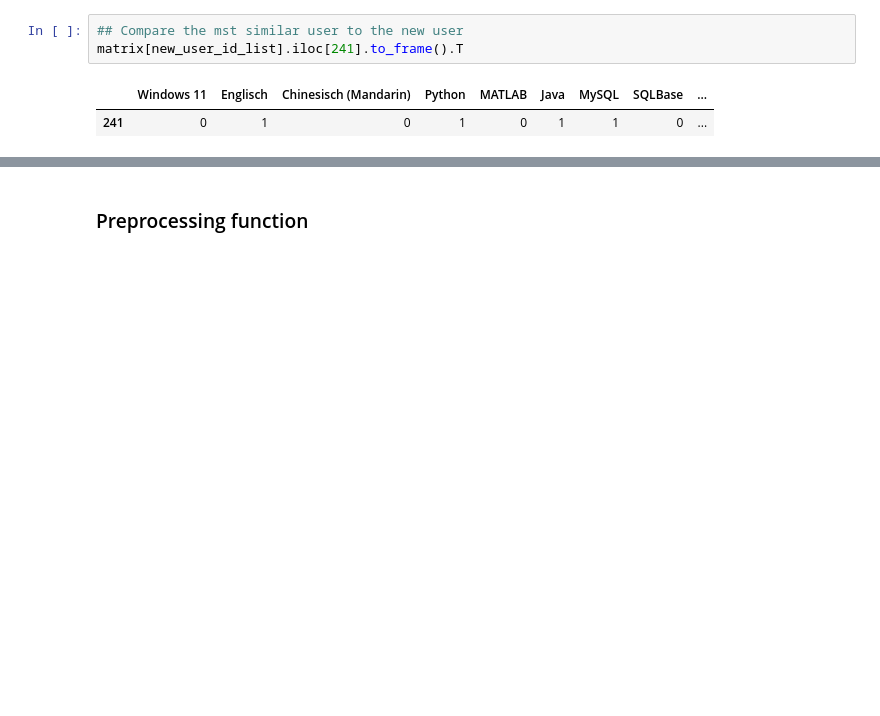
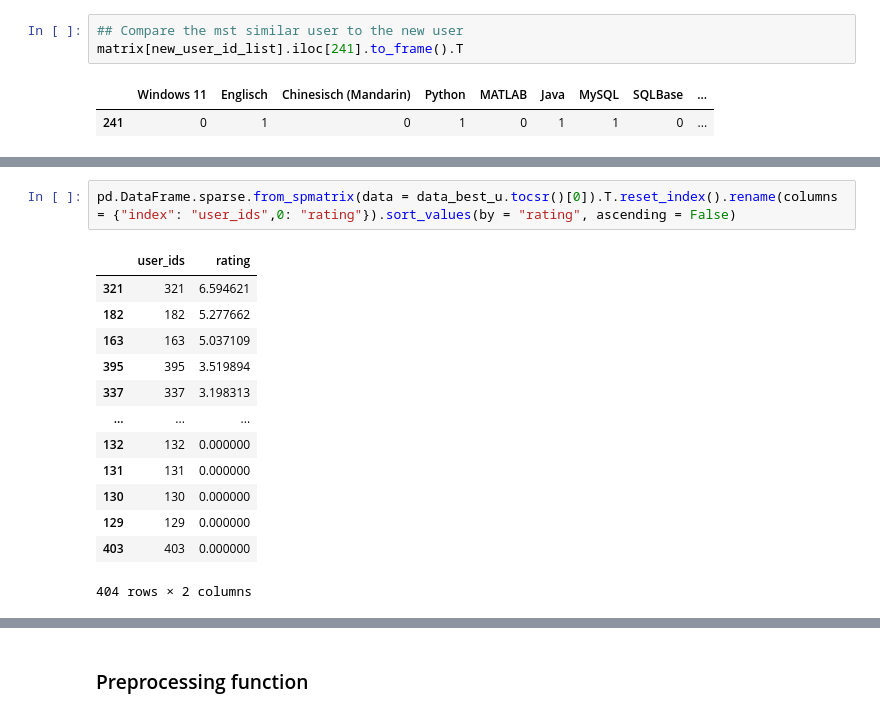
Before and after one commit to maximizer36/DS_AP, a Jupyter notebook: AP_binary_implicit_lib2.ipynb, the cells around one changed output, grey strips where cells are left out. Drawn from its saved outputs; the diff is of its cells as text; blank space fills up the shorter version.

```diff
--- a/AP_binary_implicit_lib2.ipynb
+++ b/AP_binary_implicit_lib2.ipynb
@@ -664,0 +715,16 @@ matrix[new_user_id_list].iloc[241].to_frame().T
+# %%
+pd.DataFrame.sparse.from_spmatrix(data = data_best_u.tocsr()[0]).T.reset_index().rename(columns = {"index": "user_ids",0: "rating"}).sort_values(by = "rating", ascending = False)
+# %% [output]
+|  | user_ids | rating |
+| 321 | 321 | 6.594621 |
+| 182 | 182 | 5.277662 |
+| 163 | 163 | 5.037109 |
+| 395 | 395 | 3.519894 |
+| 337 | 337 | 3.198313 |
+| ... | ... | ... |
+| 132 | 132 | 0.000000 |
+| 131 | 131 | 0.000000 |
+| 130 | 130 | 0.000000 |
+| 129 | 129 | 0.000000 |
+| 403 | 403 | 0.000000 |
+404 rows × 2 columns
```
Also changed, not shown: parts of 17 cells of this notebook.
